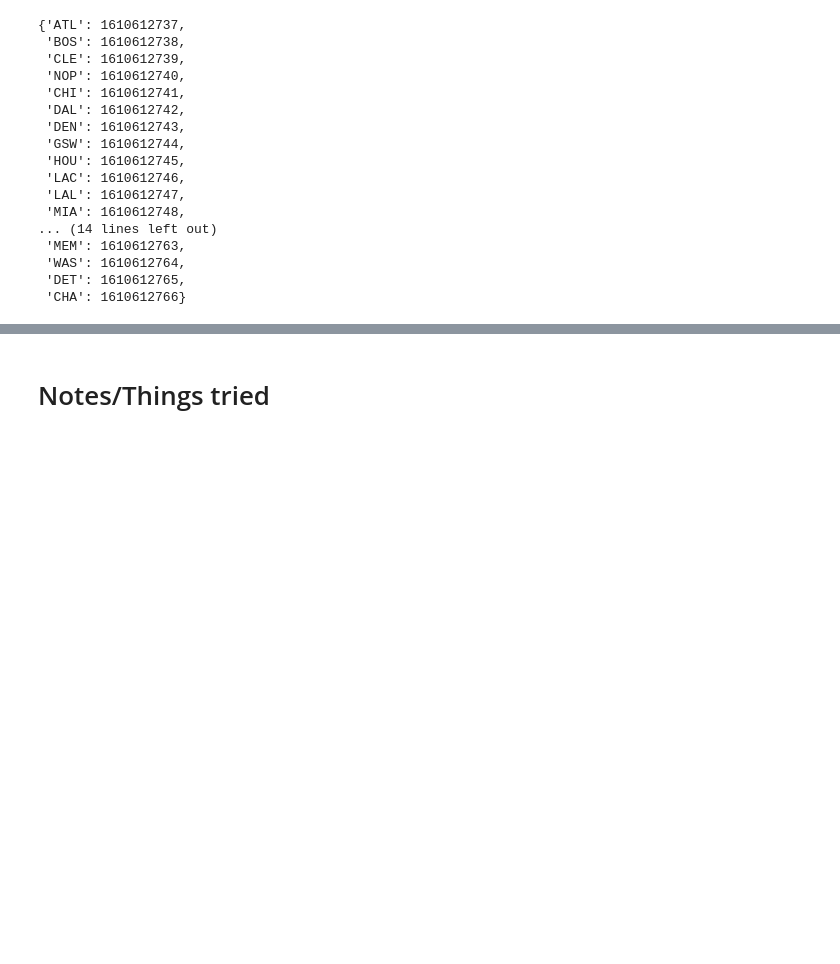
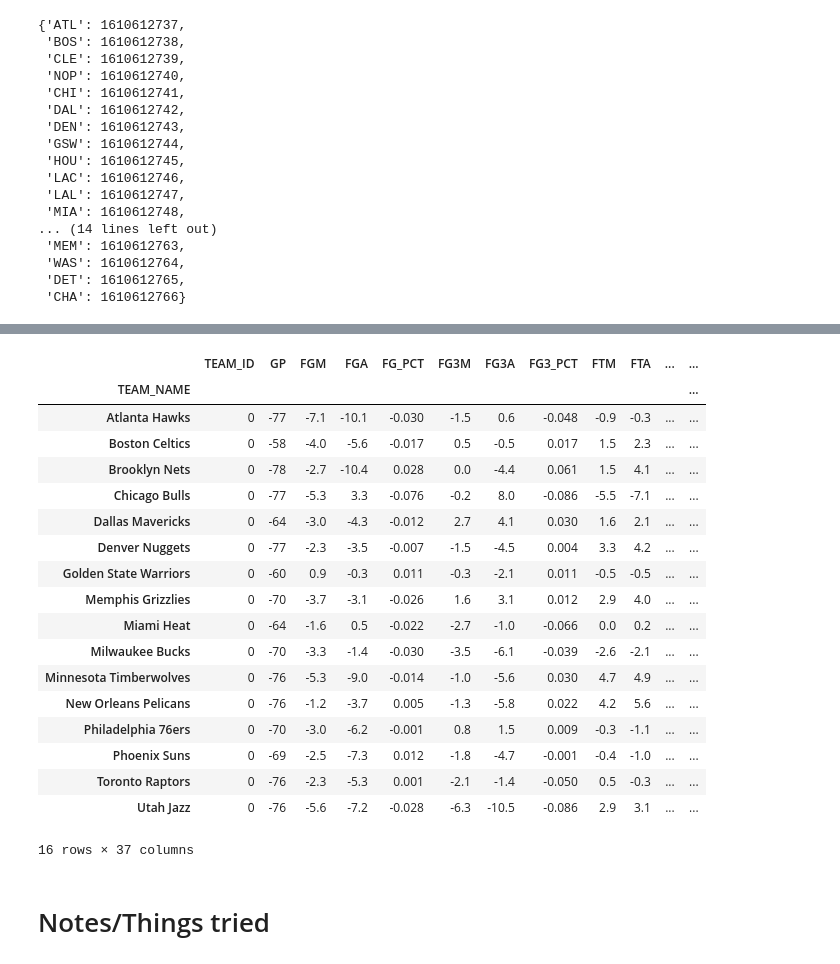
Before and after one commit to zhum01/NBA, a Jupyter notebook: Regular Season vs. Playoffs/2022.01.11_playoffs_vs_regSeason.ipynb, the cells around one changed output, grey strips where cells are left out. Drawn from its saved outputs; the diff is of its cells as text; code cells hidden in the pictures; blank space fills up the shorter version.

```diff
--- a/Regular Season vs. Playoffs/2022.01.11_playoffs_vs_regSeason.ipynb
+++ b/Regular Season vs. Playoffs/2022.01.11_playoffs_vs_regSeason.ipynb
@@ -60,3 +87,25 @@ playoffsStats = playoffsStandard.merge(playoffsAdvanced[['TEAM_ID'] + advancedSt
+# %%
+pMinusR
+# %% [output]
+|  | TEAM_ID | GP | FGM | FGA | FG_PCT | FG3M | FG3A | FG3_PCT | FTM | FTA | ... | ... |
+| TEAM_NAME |  |  |  |  |  |  |  |  |  |  |  | ... |
+| Atlanta Hawks | 0 | -77 | -7.1 | -10.1 | -0.030 | -1.5 | 0.6 | -0.048 | -0.9 | -0.3 | ... | ... |
+| Boston Celtics | 0 | -58 | -4.0 | -5.6 | -0.017 | 0.5 | -0.5 | 0.017 | 1.5 | 2.3 | ... | ... |
+| Brooklyn Nets | 0 | -78 | -2.7 | -10.4 | 0.028 | 0.0 | -4.4 | 0.061 | 1.5 | 4.1 | ... | ... |
+| Chicago Bulls | 0 | -77 | -5.3 | 3.3 | -0.076 | -0.2 | 8.0 | -0.086 | -5.5 | -7.1 | ... | ... |
+| Dallas Mavericks | 0 | -64 | -3.0 | -4.3 | -0.012 | 2.7 | 4.1 | 0.030 | 1.6 | 2.1 | ... | ... |
+| Denver Nuggets | 0 | -77 | -2.3 | -3.5 | -0.007 | -1.5 | -4.5 | 0.004 | 3.3 | 4.2 | ... | ... |
+| Golden State Warriors | 0 | -60 | 0.9 | -0.3 | 0.011 | -0.3 | -2.1 | 0.011 | -0.5 | -0.5 | ... | ... |
+| Memphis Grizzlies | 0 | -70 | -3.7 | -3.1 | -0.026 | 1.6 | 3.1 | 0.012 | 2.9 | 4.0 | ... | ... |
+| Miami Heat | 0 | -64 | -1.6 | 0.5 | -0.022 | -2.7 | -1.0 | -0.066 | 0.0 | 0.2 | ... | ... |
+| Milwaukee Bucks | 0 | -70 | -3.3 | -1.4 | -0.030 | -3.5 | -6.1 | -0.039 | -2.6 | -2.1 | ... | ... |
+| Minnesota Timberwolves | 0 | -76 | -5.3 | -9.0 | -0.014 | -1.0 | -5.6 | 0.030 | 4.7 | 4.9 | ... | ... |
+| New Orleans Pelicans | 0 | -76 | -1.2 | -3.7 | 0.005 | -1.3 | -5.8 | 0.022 | 4.2 | 5.6 | ... | ... |
+| Philadelphia 76ers | 0 | -70 | -3.0 | -6.2 | -0.001 | 0.8 | 1.5 | 0.009 | -0.3 | -1.1 | ... | ... |
+| Phoenix Suns | 0 | -69 | -2.5 | -7.3 | 0.012 | -1.8 | -4.7 | -0.001 | -0.4 | -1.0 | ... | ... |
+| Toronto Raptors | 0 | -76 | -2.3 | -5.3 | 0.001 | -2.1 | -1.4 | -0.050 | 0.5 | -0.3 | ... | ... |
+| Utah Jazz | 0 | -76 | -5.6 | -7.2 | -0.028 | -6.3 | -10.5 | -0.086 | 2.9 | 3.1 | ... | ... |
+16 rows × 37 columns
 # %% [markdown]
 # Notes/Things tried
 # %%
```
Also changed, not shown: parts of 9 cells of this notebook.
